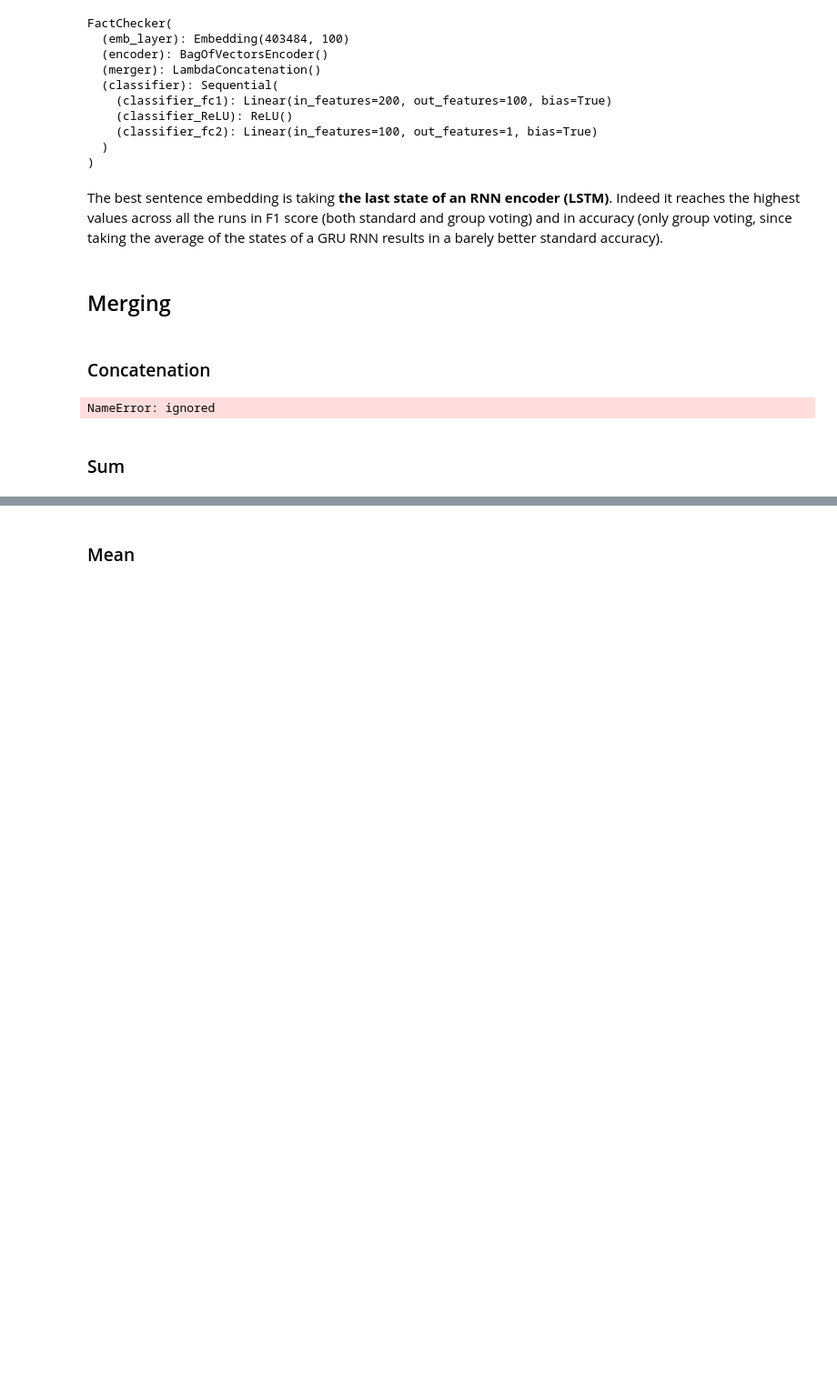
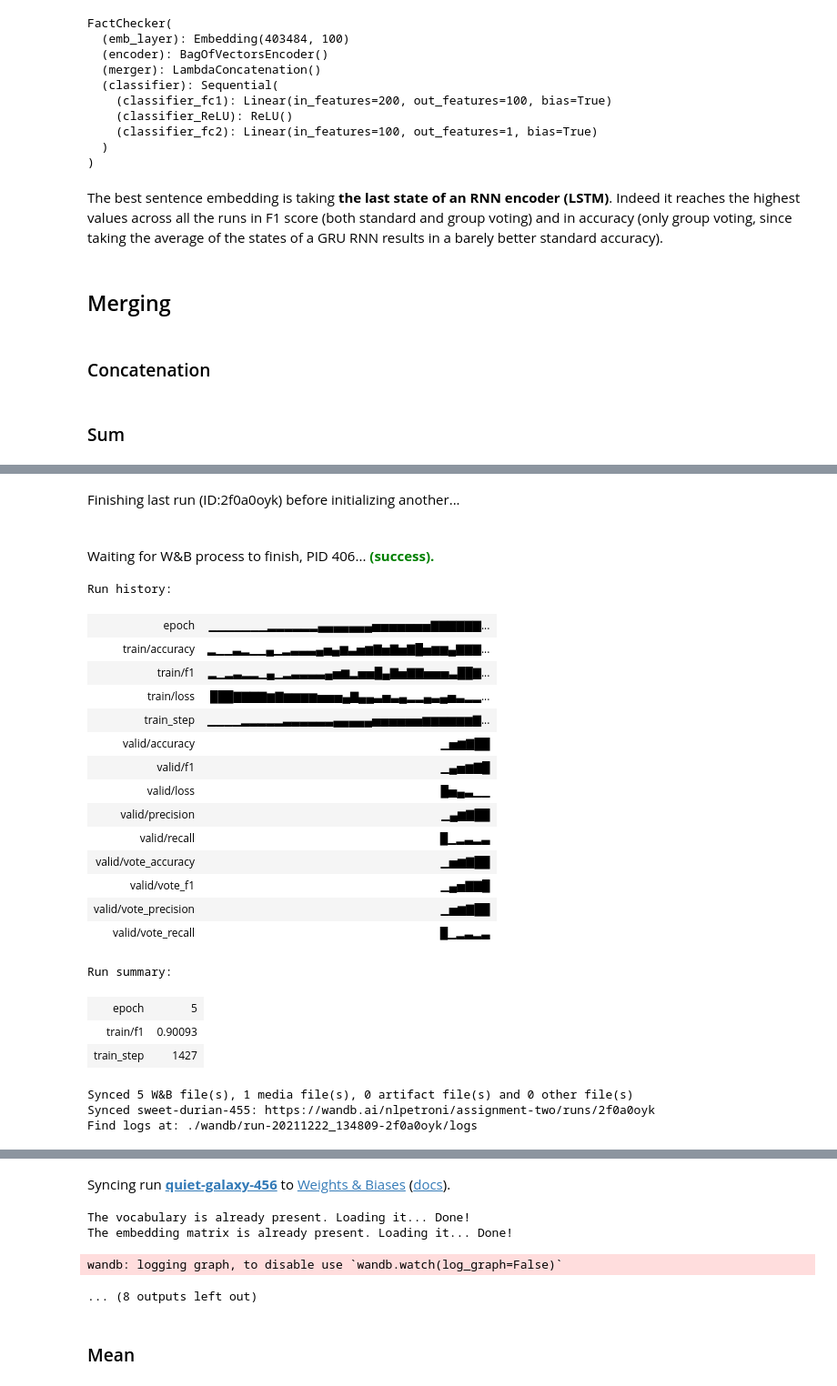
Before and after one commit to NLPetroni/assignment_two, a Jupyter notebook: solution_2.ipynb, the cells around one changed output, grey strips where cells are left out. Shown at 91% size. Saved outputs shown, nothing was run; the diff lists cells and outputs as text; code cells hidden in the pictures; blank space fills up the shorter version.

```diff
--- a/solution_2.ipynb
+++ b/solution_2.ipynb
@@ -1399,14 +1394,29 @@ rnn_output = 'avg'
+# %%
+out_dir = './models'
+if not os.path.isdir(out_dir):
+    os.mkdir(out_dir)
+lr = 1e-4
+epochs = 50
+batch_size = 512
+rec_size = 2
+hid_size = 64
+encoder = 'rnn'
+rnn_type = 'gru'
+rnn_output = 'last'
+opt = 'rmsprop'
+tag = 'merging choice'
+verbose = False
+cosine_similarity = False
 # %% [markdown]
 ### Concatenation
 # %%
 train(optimizer=opt, lr=lr, device=device, n_epochs=epochs, verbose=verbose,  tags=[tag, 'concatenation'],
-    batch_size=batch_size, encoder=encoder, rnn_type=rnn_type, rnn_output=rnn_output,
+    batch_size=batch_size, encoder=encoder, rnn_type=rnn_type, rec_size=rec_size, hid_size=hid_size, rnn_output=rnn_output,
     merger='concatenation', cosine_similarity=cosine_similarity)
-# %% [output]
-NameError: ignored
 # %% [markdown]
 ### Sum
 # %%
 train(optimizer=opt, lr=lr, device=device, n_epochs=epochs, verbose=verbose,  tags=[tag, 'sum'],
-    batch_size=batch_size, encoder=encoder, rnn_type=rnn_type, rnn_output=rnn_output,
+    batch_size=batch_size, encoder=encoder, rnn_type=rnn_type, rec_size=rec_size, hid_size=hid_size, rnn_output=rnn_output,
     merger='sum', cosine_similarity=cosine_similarity)
+# %% [output]
@@ -1412,0 +1424,24 @@ train(optimizer=opt, lr=lr, device=device, n_epochs=epochs, verbose=verbose,  ta
+Finishing last run (ID:2f0a0oyk) before initializing another...
+Waiting for W&B process to finish, PID 406... (success).
+Run history:
+| epoch | ▁▁▁▁▁▁▁▂▂▂▂▂▂▄▄▄▄▄▄▄▅▅▅▅▅▅▅▇▇▇▇▇▇... |
+| train/accuracy | ▂▁▁▃▂▁▁▄▁▂▃▃▃▄▅▄▆▃▅▆▇▅▇▅▇█▅▆▆▄▇▇▇... |
+| train/f1 | ▂▁▂▃▂▂▁▄▁▂▃▃▃▃▄▅▆▂▅▅█▄▇▅▇▇▅▅▅▃██▇... |
+| train/loss | ███▇▇▇▇▆▇▆▆▆▆▅▅▅▄▇▄▄▃▅▃▄▂▂▄▃▄▅▃▂▂... |
+| train_step | ▁▁▁▁▂▂▂▂▂▃▃▃▃▃▃▄▄▄▄▄▅▅▅▅▅▅▆▆▆▆▆▆▇... |
+| valid/accuracy | ▁▅▆▇██ |
+| valid/f1 | ▁▄▅▆▇█ |
+| valid/loss | █▅▄▃▁▁ |
+| valid/precision | ▁▄▆▇██ |
+| valid/recall | █▁▂▃▂▃ |
+| valid/vote_accuracy | ▁▅▆▇██ |
+| valid/vote_f1 | ▁▄▅▇▇█ |
+| valid/vote_precision | ▁▅▆▇██ |
+| valid/vote_recall | █▁▂▃▂▃ |
+Run summary:
+| epoch | 5 |
+| train/f1 | 0.90093 |
+| train_step | 1427 |
+Synced 5 W&B file(s), 1 media file(s), 0 artifact file(s) and 0 other file(s)
+Synced sweet-durian-455: https://wandb.ai/nlpetroni/assignment-two/runs/2f0a0oyk
+Find logs at: ./wandb/run-20211222_134809-2f0a0oyk/logs
@@ -1413,3 +1449,8 @@ train(optimizer=opt, lr=lr, device=device, n_epochs=epochs, verbose=verbose,  ta
+Syncing run quiet-galaxy-456 to Weights & Biases (docs).
+The vocabulary is already present. Loading it... Done!
+The embedding matrix is already present. Loading it... Done!
+wandb: logging graph, to disable use `wandb.watch(log_graph=False)`
+... (8 outputs left out)
 # %% [markdown]
 ### Mean
 # %%
```
Also changed, not shown: parts of 5 cells of this notebook.
